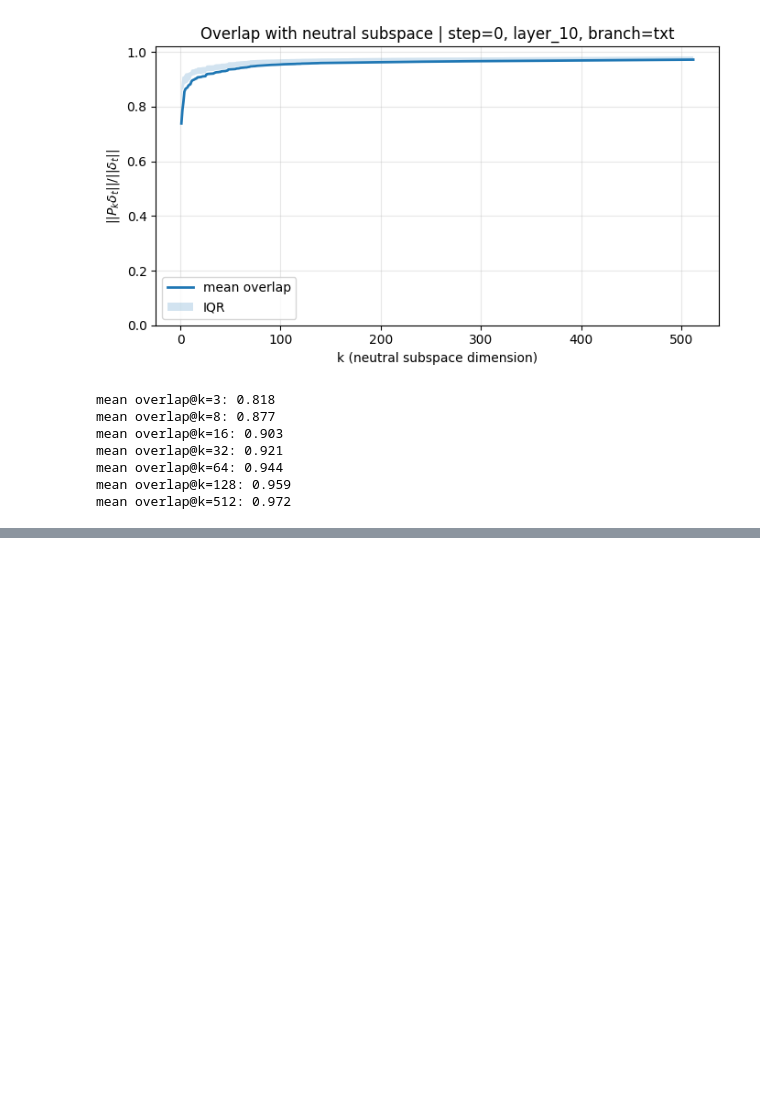
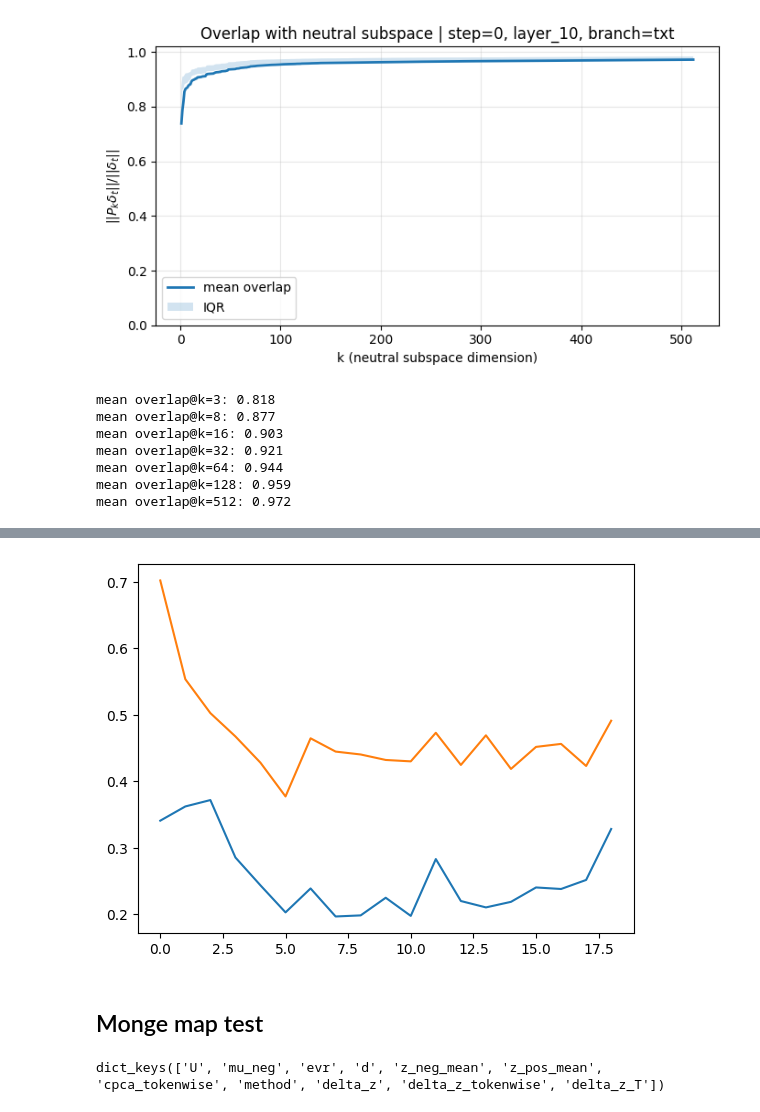
Before and after one commit to ControlGenAI/SHIFT, a Jupyter notebook: visualizations.ipynb, the cells around one changed output, grey strips where cells are left out. Saved outputs shown, nothing was run; the diff lists cells and outputs as text; code cells hidden in the pictures; blank space fills up the shorter version.

```diff
--- a/visualizations.ipynb
+++ b/visualizations.ipynb
@@ -1869,0 +2048,6 @@ layer_06: AUC=0.5447 | m@3=0.3994, m@8=0.4439, m@16=0.5255, m@32=0.5621, m@64=0.
+# %%
+plt.plot(all_mean_r)
+plt.plot(all_mean_r_c)
+plt.show()
+# %% [output]
+[figure, added]
@@ -1869,0 +2374,2 @@ layer_06: AUC=0.5447 | m@3=0.3994, m@8=0.4439, m@16=0.5255, m@32=0.5621, m@64=0.
+# %% [markdown]
+## Monge map test
@@ -1869,0 +2388,4 @@ layer_06: AUC=0.5447 | m@3=0.3994, m@8=0.4439, m@16=0.5255, m@32=0.5621, m@64=0.
+# %%
+steering_final[0]['layer_0']['txt'].keys()
+# %% [output]
+dict_keys(['U', 'mu_neg', 'evr', 'd', 'z_neg_mean', 'z_pos_mean', 'cpca_tokenwise', 'method', 'delta_z', 'delta_z_tokenwise', 'delta_z_T'])
```
Also changed, not shown: parts of 44 cells of this notebook, 26 other files.
